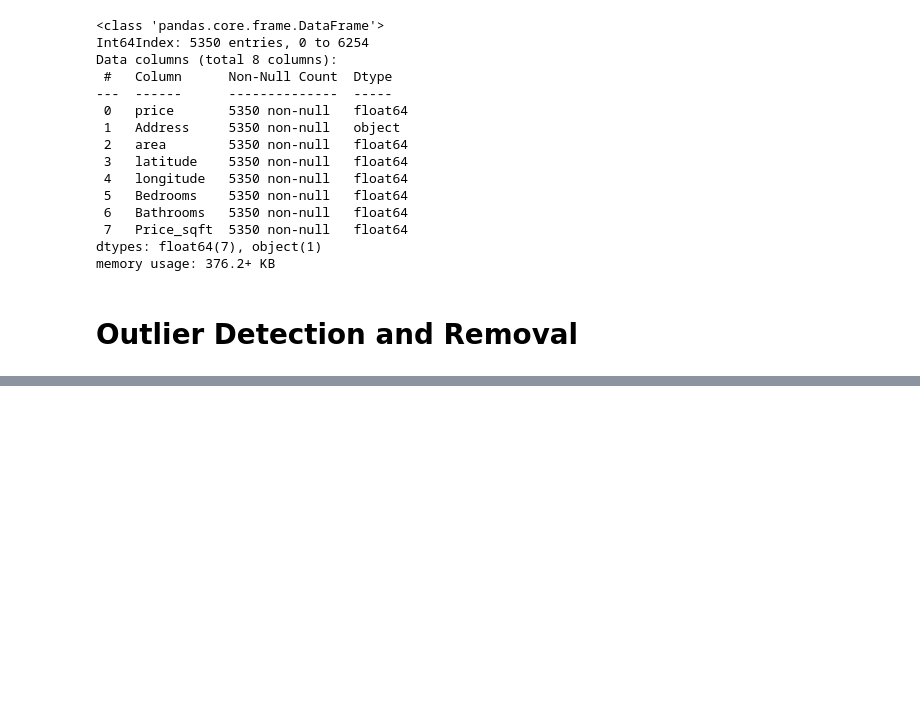
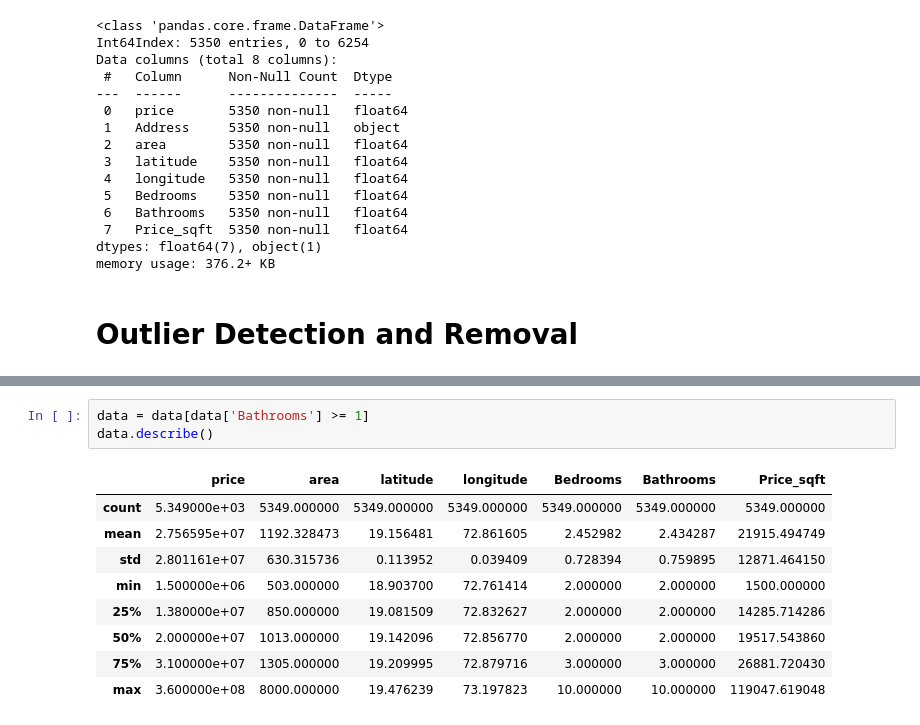
Before and after one commit to 24yashmistry/Amchi_Mumbai, a Jupyter notebook: personal_project.ipynb, the cells around one changed output, grey strips where cells are left out. Cells and saved outputs as stored; diff of their text form; blank space fills up the shorter version.

```diff
--- a/personal_project.ipynb
+++ b/personal_project.ipynb
@@ -239,0 +262,13 @@ data.describe()
+# %%
+data = data[data['Bathrooms'] >= 1]
+data.describe()
+# %% [output]
+|  | price | area | latitude | longitude | Bedrooms | Bathrooms | Price_sqft |
+| count | 5.349000e+03 | 5349.000000 | 5349.000000 | 5349.000000 | 5349.000000 | 5349.000000 | 5349.000000 |
+| mean | 2.756595e+07 | 1192.328473 | 19.156481 | 72.861605 | 2.452982 | 2.434287 | 21915.494749 |
+| std | 2.801161e+07 | 630.315736 | 0.113952 | 0.039409 | 0.728394 | 0.759895 | 12871.464150 |
+| min | 1.500000e+06 | 503.000000 | 18.903700 | 72.761414 | 2.000000 | 2.000000 | 1500.000000 |
+| 25% | 1.380000e+07 | 850.000000 | 19.081509 | 72.832627 | 2.000000 | 2.000000 | 14285.714286 |
+| 50% | 2.000000e+07 | 1013.000000 | 19.142096 | 72.856770 | 2.000000 | 2.000000 | 19517.543860 |
+| 75% | 3.100000e+07 | 1305.000000 | 19.209995 | 72.879716 | 3.000000 | 3.000000 | 26881.720430 |
+| max | 3.600000e+08 | 8000.000000 | 19.476239 | 73.197823 | 10.000000 | 10.000000 | 119047.619048 |
```
Also changed, not shown: parts of 40 cells of this notebook.
